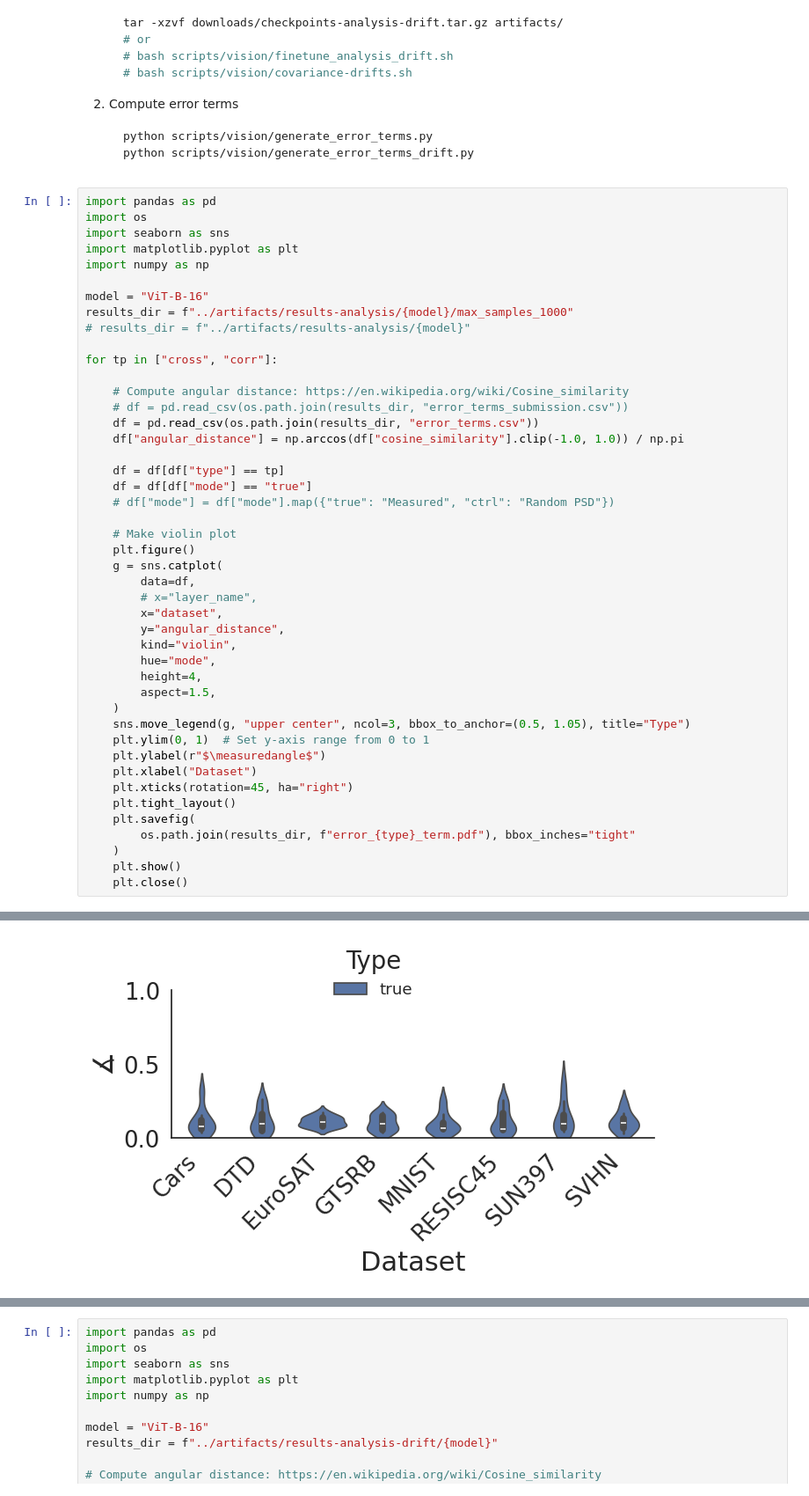
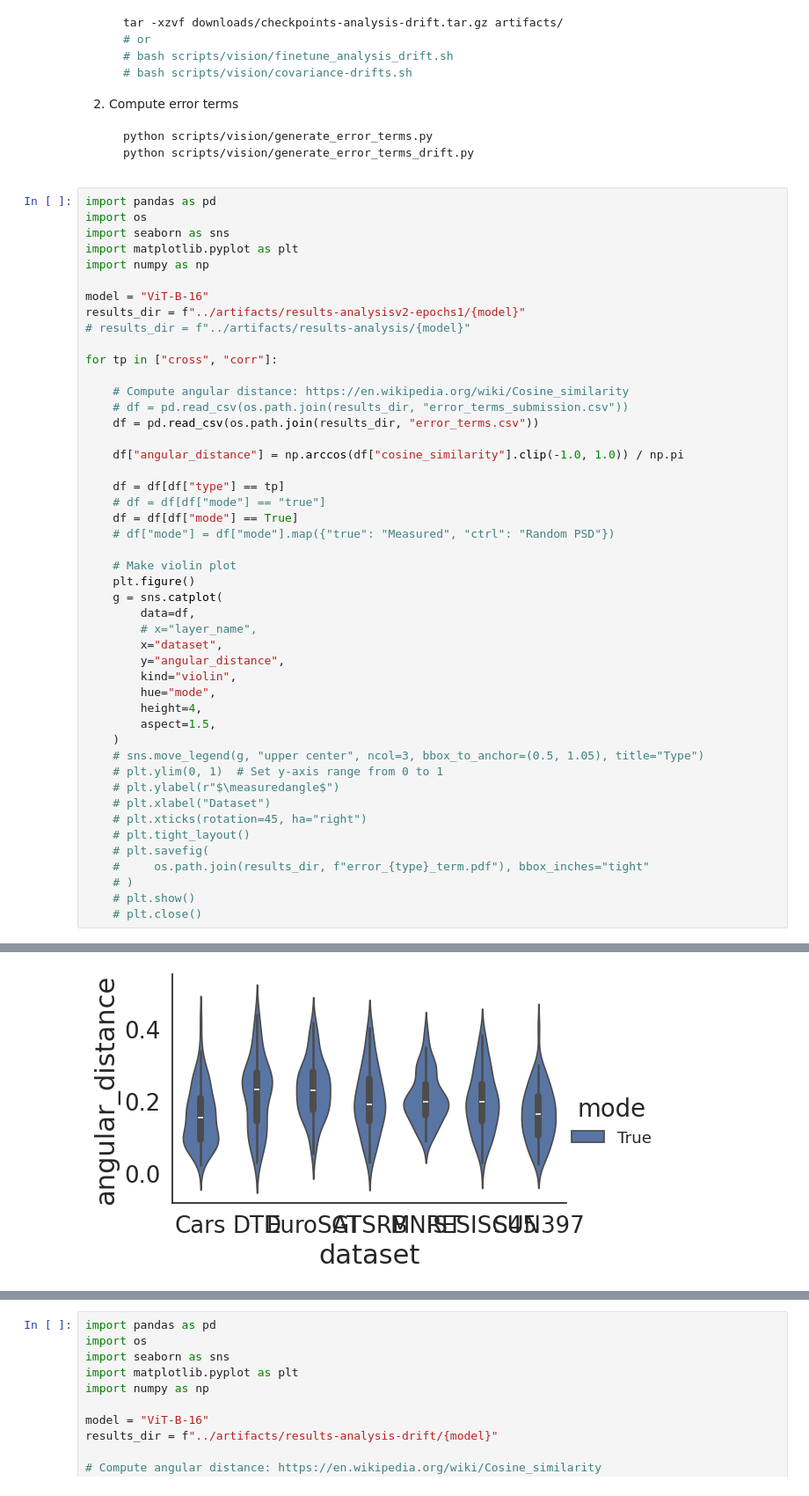
Before and after one commit to marawangamal/actmat, a Jupyter notebook: scripts/analysis.ipynb, the cells around one changed output, grey strips where cells are left out. Shown at 88% size. Drawn from its saved outputs; the diff is of its cells as text.

Commit message:
Exp: add results

```diff
--- a/scripts/analysis.ipynb
+++ b/scripts/analysis.ipynb
@@ -71,45 +71,47 @@ import seaborn as sns
 import matplotlib.pyplot as plt
 import numpy as np
 
 model = "ViT-B-16"
-results_dir = f"../artifacts/results-analysis/{model}/max_samples_1000"
+results_dir = f"../artifacts/results-analysisv2-epochs1/{model}"
 # results_dir = f"../artifacts/results-analysis/{model}"
 
 for tp in ["cross", "corr"]:
 
     # Compute angular distance: https://en.wikipedia.org/wiki/Cosine_similarity
     # df = pd.read_csv(os.path.join(results_dir, "error_terms_submission.csv"))
     df = pd.read_csv(os.path.join(results_dir, "error_terms.csv"))
+
     df["angular_distance"] = np.arccos(df["cosine_similarity"].clip(-1.0, 1.0)) / np.pi
 
     df = df[df["type"] == tp]
-    df = df[df["mode"] == "true"]
+    # df = df[df["mode"] == "true"]
+    df = df[df["mode"] == True]
     # df["mode"] = df["mode"].map({"true": "Measured", "ctrl": "Random PSD"})
 
     # Make violin plot
     plt.figure()
     g = sns.catplot(
         data=df,
         # x="layer_name",
         x="dataset",
         y="angular_distance",
         kind="violin",
         hue="mode",
         height=4,
         aspect=1.5,
     )
-    sns.move_legend(g, "upper center", ncol=3, bbox_to_anchor=(0.5, 1.05), title="Type")
-    plt.ylim(0, 1)  # Set y-axis range from 0 to 1
-    plt.ylabel(r"$\measuredangle$")
-    plt.xlabel("Dataset")
-    plt.xticks(rotation=45, ha="right")
-    plt.tight_layout()
-    plt.savefig(
-        os.path.join(results_dir, f"error_{type}_term.pdf"), bbox_inches="tight"
-    )
-    plt.show()
-    plt.close()
+    # sns.move_legend(g, "upper center", ncol=3, bbox_to_anchor=(0.5, 1.05), title="Type")
+    # plt.ylim(0, 1)  # Set y-axis range from 0 to 1
+    # plt.ylabel(r"$\measuredangle$")
+    # plt.xlabel("Dataset")
+    # plt.xticks(rotation=45, ha="right")
+    # plt.tight_layout()
+    # plt.savefig(
+    #     os.path.join(results_dir, f"error_{type}_term.pdf"), bbox_inches="tight"
+    # )
+    # plt.show()
+    # plt.close()
 # %% [output]
 <Figure size 640x480 with 0 Axes>
-[figure, old version]
+[figure, new version]
 <Figure size 640x480 with 0 Axes>
```
Also changed, not shown: parts of 5 cells of this notebook, 53 other files.
